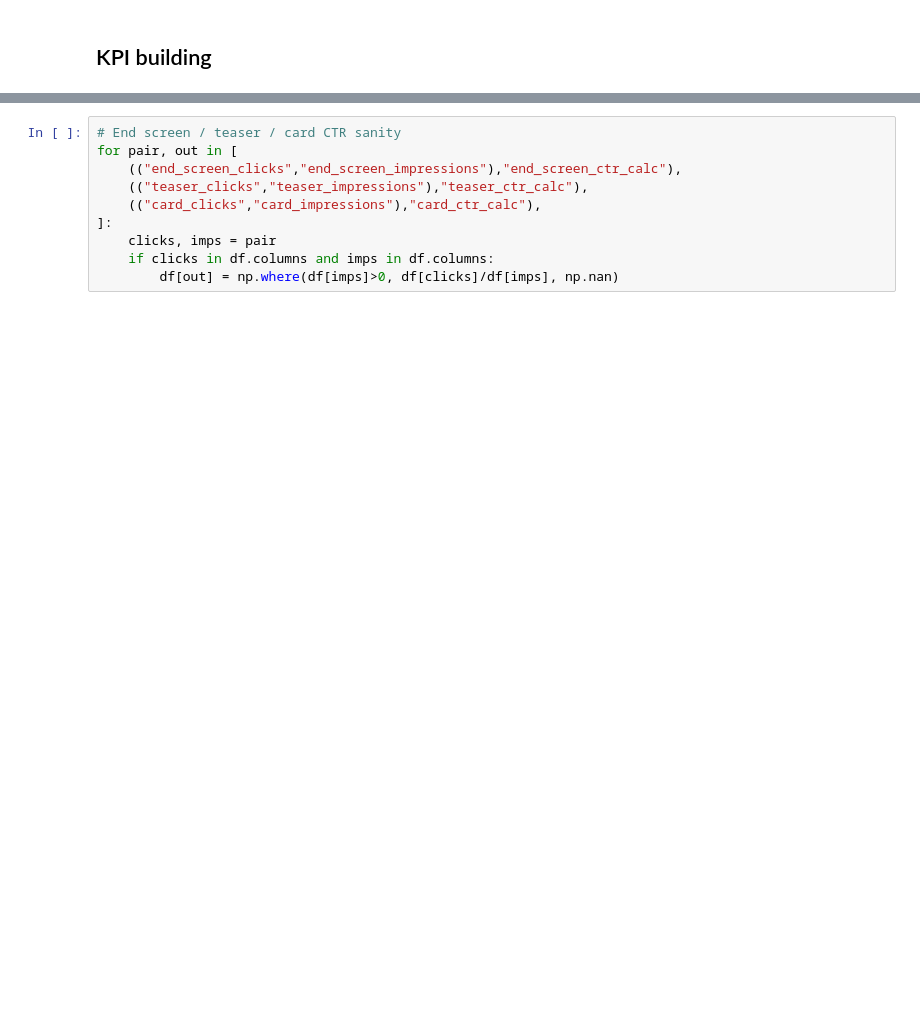
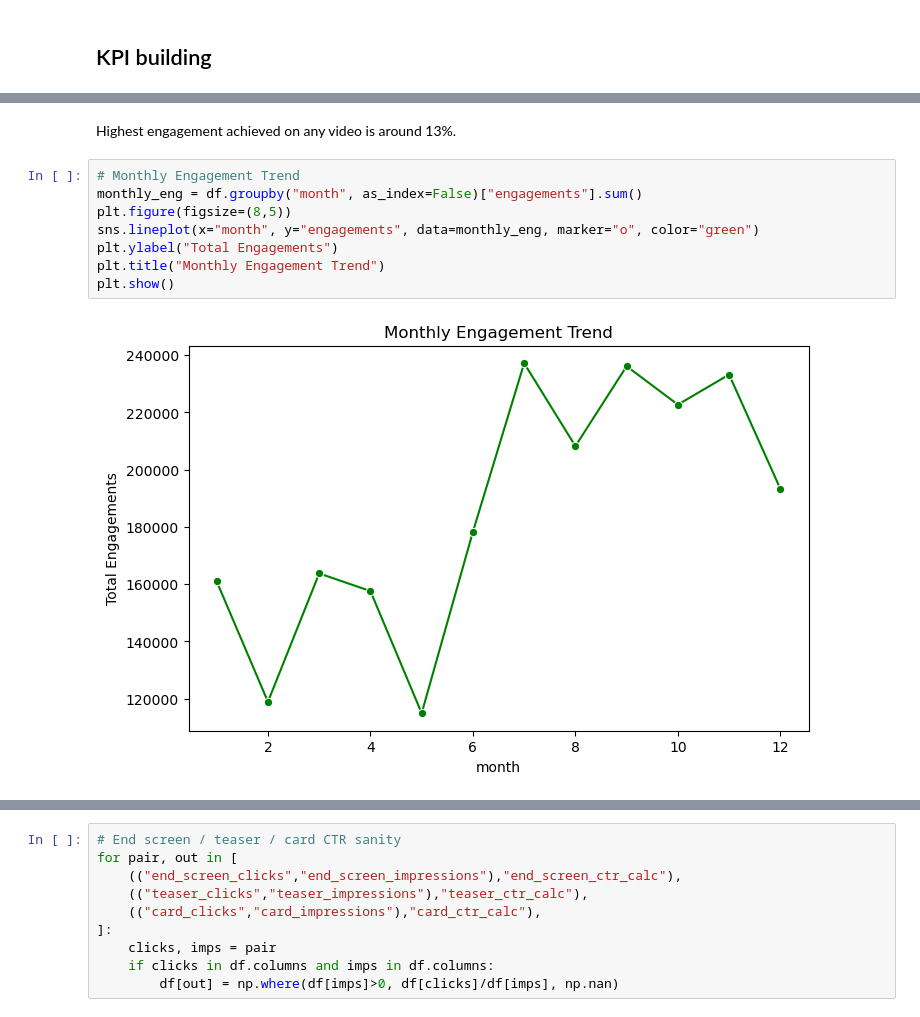
Before and after one commit to 23MD/Marketing-Analytics-Projects, a Jupyter notebook: Performance Analysis of YouTube Channel.ipynb, the cells around one changed output, grey strips where cells are left out. Cells and saved outputs as stored; diff of their text form; blank space fills up the shorter version.

```diff
--- a/Performance Analysis of YouTube Channel.ipynb
+++ b/Performance Analysis of YouTube Channel.ipynb
@@ -191,0 +250,12 @@ df["er_per_view"] = np.where(df["views"]>0, df["engagements"]/df["views"], np.na
+# %% [markdown]
+Highest engagement achieved on any video is around 13%.
+# %%
+# Monthly Engagement Trend
+monthly_eng = df.groupby("month", as_index=False)["engagements"].sum()
+plt.figure(figsize=(8,5))
+sns.lineplot(x="month", y="engagements", data=monthly_eng, marker="o", color="green")
+plt.ylabel("Total Engagements")
+plt.title("Monthly Engagement Trend")
+plt.show()
+# %% [output]
+[figure, added]
```
Also changed, not shown: parts of 94 cells of this notebook.
